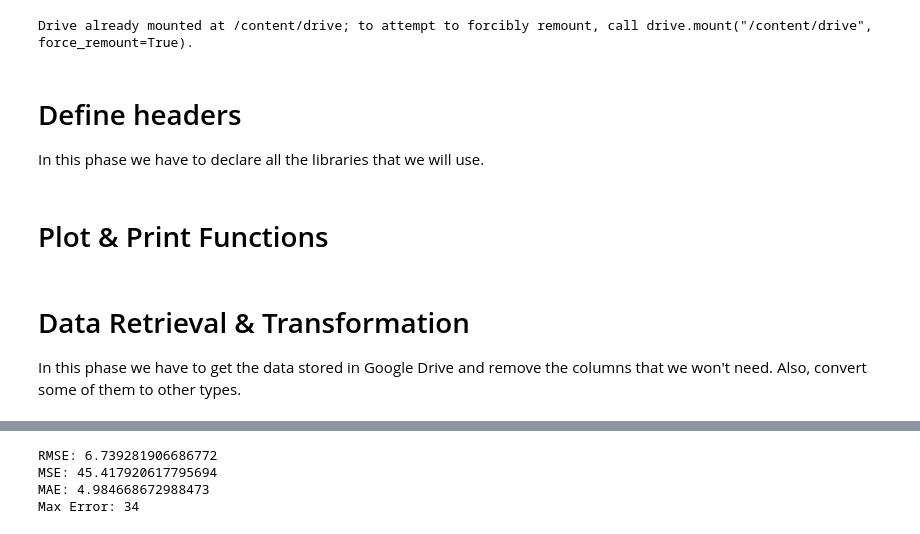
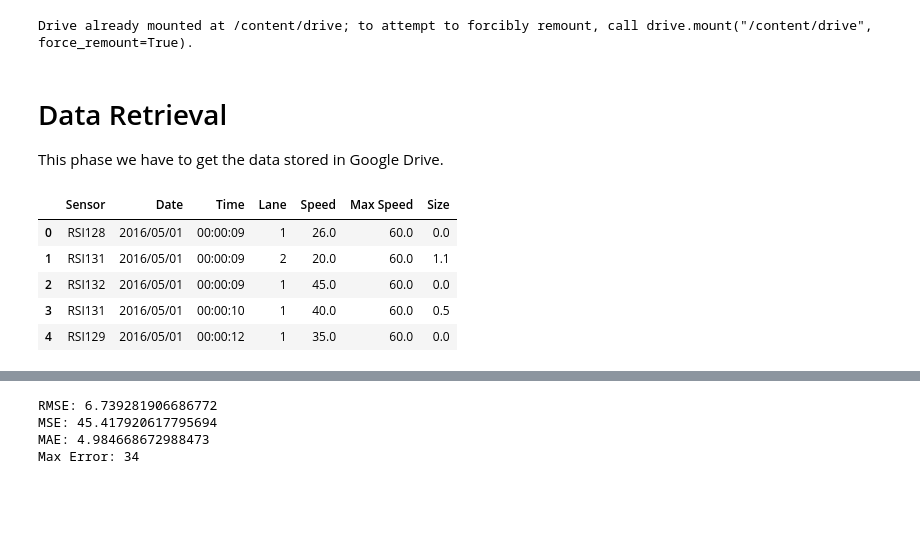
Before and after one commit to claudiosegala/traffic-flow-prediction, a Jupyter notebook: code/tcc.ipynb, the cells around one changed output, grey strips where cells are left out. Drawn from its saved outputs; the diff is of its cells as text; code cells hidden in the pictures; blank space fills up the shorter version.

```diff
--- a/code/tcc.ipynb
+++ b/code/tcc.ipynb
@@ -44,7 +134,3 @@ import google as g # To connect with google drive
 g.colab.drive.mount('/content/drive')
 # %% [output]
 Drive already mounted at /content/drive; to attempt to forcibly remount, call drive.mount("/content/drive", force_remount=True).
-# %% [markdown]
-# Define headers
-
-In this phase we have to declare all the libraries that we will use.
@@ -65,2 +136,0 @@ from keras.layers import LSTM, GRU, SimpleRNN, Dense, Dropout
-# %% [markdown]
-# Plot & Print Functions
@@ -96,4 +137,15 @@ def print_metrics (Y_hat, Y_test):
 # %% [markdown]
-# Data Retrieval & Transformation
+# Data Retrieval
 
-In this phase we have to get the data stored in Google Drive and remove the columns that we won't need. Also, convert some of them to other types.
+This phase we have to get the data stored in Google Drive.
+# %%
+col_names = ['Sensor', 'Date', 'Time', 'Lane', 'Speed', 'Max Speed', 'Size']
+all_data = pd.read_csv('/content/drive/My Drive/TCC/chunks/all_data_sorted.csv', ';', header=None, names=col_names)
+all_data.head()
+# %% [output]
+|  | Sensor | Date | Time | Lane | Speed | Max Speed | Size |
+| 0 | RSI128 | 2016/05/01 | 00:00:09 | 1 | 26.0 | 60.0 | 0.0 |
+| 1 | RSI131 | 2016/05/01 | 00:00:09 | 2 | 20.0 | 60.0 | 1.1 |
+| 2 | RSI132 | 2016/05/01 | 00:00:09 | 1 | 45.0 | 60.0 | 0.0 |
+| 3 | RSI131 | 2016/05/01 | 00:00:10 | 1 | 40.0 | 60.0 | 0.5 |
+| 4 | RSI129 | 2016/05/01 | 00:00:12 | 1 | 35.0 | 60.0 | 0.0 |
```
Also changed, not shown: parts of 38 cells of this notebook.
